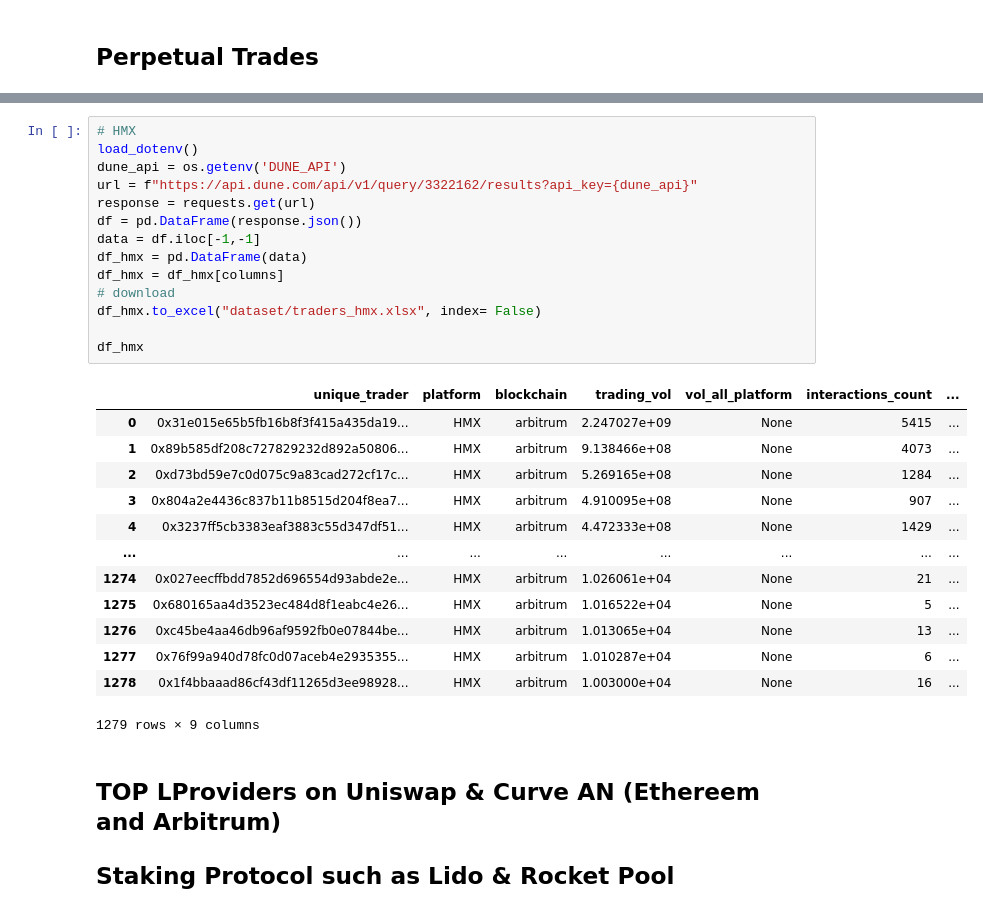
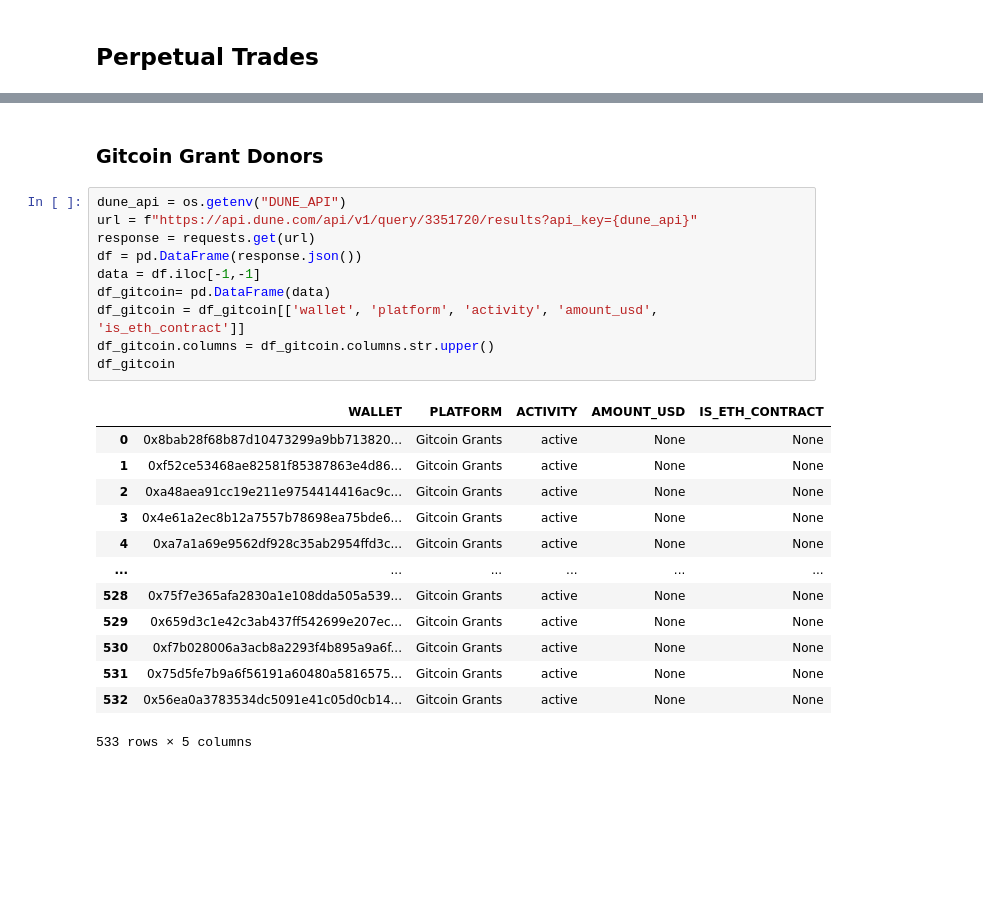
Before and after one commit to LimaRods/Wallet-Hunting--, a Jupyter notebook: pipeline.ipynb, the cells around one changed output, grey strips where cells are left out. Saved outputs shown, nothing was run; the diff lists cells and outputs as text; blank space fills up the shorter version.

```diff
--- a/pipeline.ipynb
+++ b/pipeline.ipynb
@@ -51,31 +282,26 @@ df_vertex
+# %% [markdown]
+### Gitcoin Grant Donors
 # %%
-# HMX
-load_dotenv()
-dune_api = os.getenv('DUNE_API')
-url = f"https://api.dune.com/api/v1/query/3322162/results?api_key={dune_api}"
+dune_api = os.getenv("DUNE_API")
+url = f"https://api.dune.com/api/v1/query/3351720/results?api_key={dune_api}"
 response = requests.get(url)
 df = pd.DataFrame(response.json())
 data = df.iloc[-1,-1]
-df_hmx = pd.DataFrame(data)
-df_hmx = df_hmx[columns]
-# download
-df_hmx.to_excel("dataset/traders_hmx.xlsx", index= False)
-
-df_hmx
+df_gitcoin= pd.DataFrame(data)
+df_gitcoin = df_gitcoin[['wallet', 'platform', 'activity', 'amount_usd', 'is_eth_contract']]
+df_gitcoin.columns = df_gitcoin.columns.str.upper()
+df_gitcoin
 # %% [output]
-|  | unique_trader | platform | blockchain | trading_vol | vol_all_platform | interactions_count | ... |
-| 0 | 0x31e015e65b5fb16b8f3f415a435da19... | HMX | arbitrum | 2.247027e+09 | None | 5415 | ... |
-| 1 | 0x89b585df208c727829232d892a50806... | HMX | arbitrum | 9.138466e+08 | None | 4073 | ... |
-| 2 | 0xd73bd59e7c0d075c9a83cad272cf17c... | HMX | arbitrum | 5.269165e+08 | None | 1284 | ... |
-| 3 | 0x804a2e4436c837b11b8515d204f8ea7... | HMX | arbitrum | 4.910095e+08 | None | 907 | ... |
-| 4 | 0x3237ff5cb3383eaf3883c55d347df51... | HMX | arbitrum | 4.472333e+08 | None | 1429 | ... |
-| ... | ... | ... | ... | ... | ... | ... | ... |
-| 1274 | 0x027eecffbdd7852d696554d93abde2e... | HMX | arbitrum | 1.026061e+04 | None | 21 | ... |
-| 1275 | 0x680165aa4d3523ec484d8f1eabc4e26... | HMX | arbitrum | 1.016522e+04 | None | 5 | ... |
-| 1276 | 0xc45be4aa46db96af9592fb0e07844be... | HMX | arbitrum | 1.013065e+04 | None | 13 | ... |
-| 1277 | 0x76f99a940d78fc0d07aceb4e2935355... | HMX | arbitrum | 1.010287e+04 | None | 6 | ... |
-| 1278 | 0x1f4bbaaad86cf43df11265d3ee98928... | HMX | arbitrum | 1.003000e+04 | None | 16 | ... |
+|  | WALLET | PLATFORM | ACTIVITY | AMOUNT_USD | IS_ETH_CONTRACT |
+| 0 | 0x8bab28f68b87d10473299a9bb713820... | Gitcoin Grants | active | None | None |
+| 1 | 0xf52ce53468ae82581f85387863e4d86... | Gitcoin Grants | active | None | None |
+| 2 | 0xa48aea91cc19e211e9754414416ac9c... | Gitcoin Grants | active | None | None |
+| 3 | 0x4e61a2ec8b12a7557b78698ea75bde6... | Gitcoin Grants | active | None | None |
+| 4 | 0xa7a1a69e9562df928c35ab2954ffd3c... | Gitcoin Grants | active | None | None |
+| ... | ... | ... | ... | ... | ... |
+| 528 | 0x75f7e365afa2830a1e108dda505a539... | Gitcoin Grants | active | None | None |
+| 529 | 0x659d3c1e42c3ab437ff542699e207ec... | Gitcoin Grants | active | None | None |
+| 530 | 0xf7b028006a3acb8a2293f4b895a9a6f... | Gitcoin Grants | active | None | None |
+| 531 | 0x75d5fe7b9a6f56191a60480a5816575... | Gitcoin Grants | active | None | None |
+| 532 | 0x56ea0a3783534dc5091e41c05d0cb14... | Gitcoin Grants | active | None | None |
-1279 rows × 9 columns
+533 rows × 5 columns
-# %% [markdown]
-##  TOP LProviders  on Uniswap & Curve AN (Ethereem and Arbitrum)
-## Staking Protocol such as Lido & Rocket Pool
```
Also changed, not shown: parts of 24 cells of this notebook, 17 other files.
